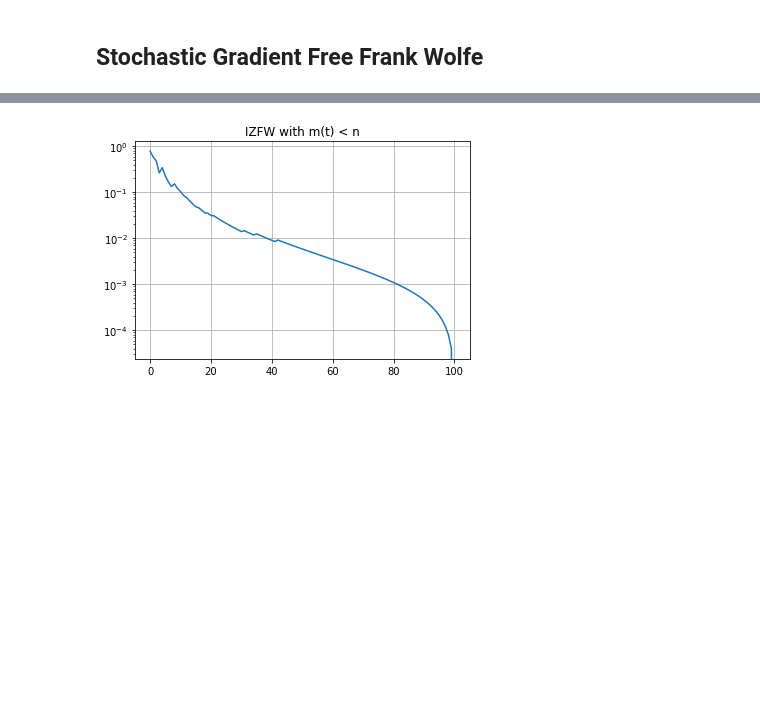
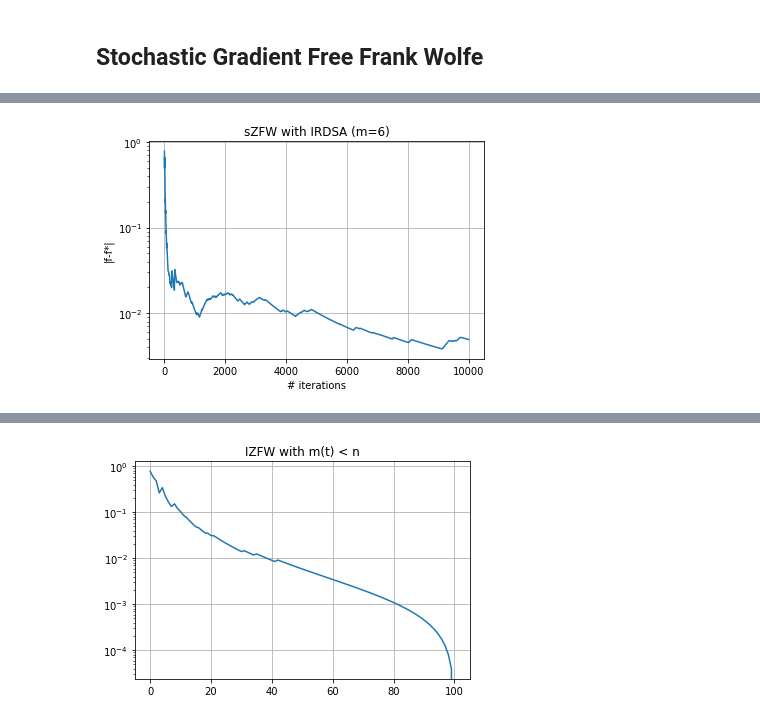
Before and after one commit to liacov/OPTproj, a Jupyter notebook: notebooks/LassoRegression.ipynb, the cells around one changed output, grey strips where cells are left out. Drawn from its saved outputs; the diff is of its cells as text; code cells hidden in the pictures; blank space fills up the shorter version.

```diff
--- a/notebooks/LassoRegression.ipynb
+++ b/notebooks/LassoRegression.ipynb
@@ -287,0 +164,10 @@ T = 100
+# %%
+F_eval = np.abs(f_stochm6 - f_star)
+plt.plot(F_eval)
+plt.yscale("log")
+plt.title("sZFW with IRDSA (m=6)")
+plt.xlabel("# iterations")
+plt.ylabel("|f-f*|")
+plt.grid()
+# %% [output]
+[figure, added]
```
Also changed, not shown: parts of 40 cells of this notebook, 4 other files.
